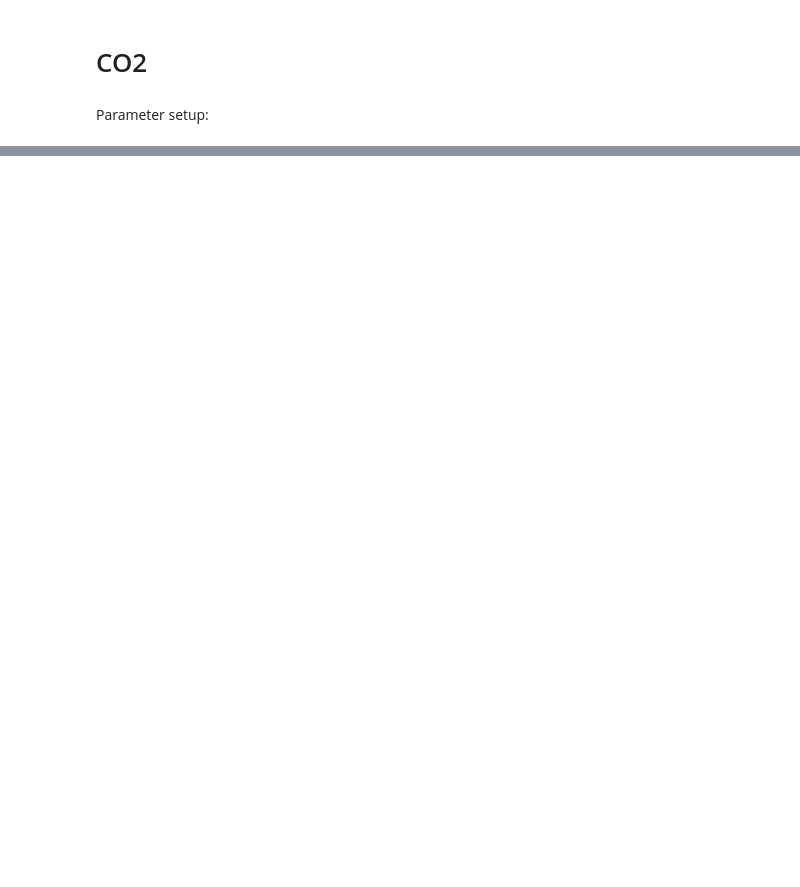
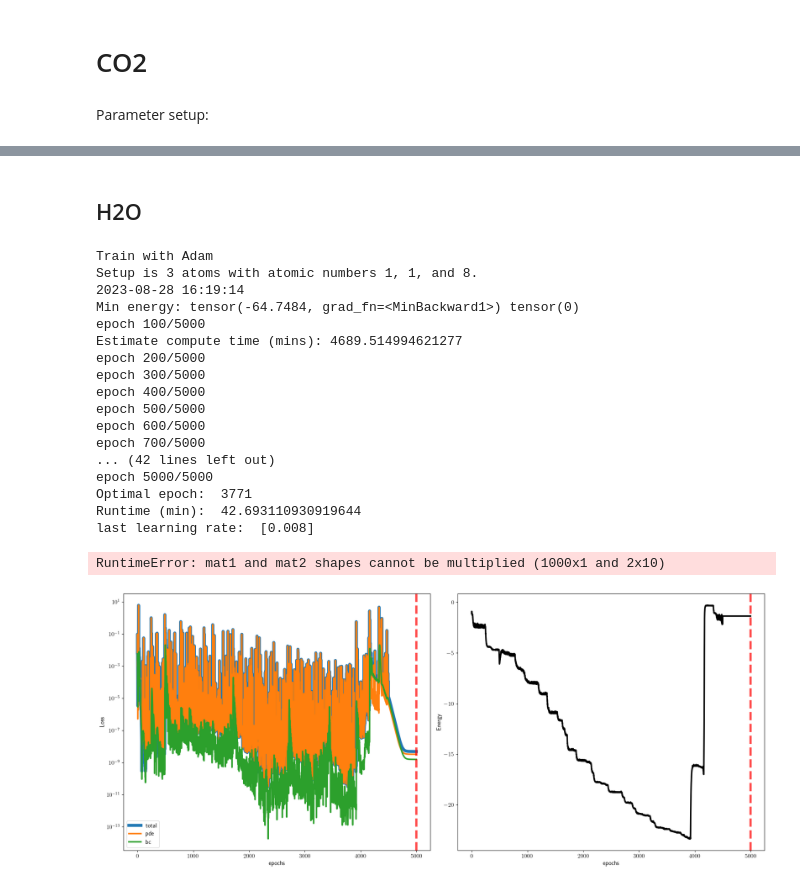
Before and after one commit to eh18445/MSc-Project, a Jupyter notebook: 3_atoms_notebook.ipynb, the cells around one changed output, grey strips where cells are left out. Saved outputs shown, nothing was run; the diff lists cells and outputs as text; code cells hidden in the pictures; blank space fills up the shorter version.

Commit message:
experiments on larger atoms

```diff
--- a/3_atoms_notebook.ipynb
+++ b/3_atoms_notebook.ipynb
@@ -449,8 +449,9 @@ def saveLoss(params,lossDictionary):
 
 def returnGate():
     modelTest = NN_atom(params);     modelTest.loadModel(params)
-    R = torch.linspace(params['RxL'],params['RxR'],params['n_train'], requires_grad=False)
-    R = R.reshape(-1,1)
+    R1 = torch.linspace(params['RxL'],params['RxR'],n_points,requires_grad=False).reshape(-1,1)
+    R2 = torch.linspace(params['RxL'],params['RxR'],n_points,requires_grad=False).reshape(-1,1)
+    R = torch.cat((R1,R2),1)
     R.requires_grad=True
     f = modelTest.netDecayL(R)
     f = modelTest.sig(f)
@@ -754,8 +755,10 @@ def train(params,loadWeights=False,freezeUnits=False,optimiser='Adam'):
         if tt == 0:
             #calc c
             _, _, orbArray = model.atomicUnit(x,y,z,R)
-            _, c = calculate_LCAO_constants(x,y,z,R,orbArray)
-            c = c[:,params['c_i']]
+            E, c = calculate_LCAO_constants(x,y,z,R,orbArray)
+            #c = c[:,params['c_i']]
+            print('Min energy:',torch.min(E.real),torch.argmin(E.real))
+            c = c[:,torch.argmin(E.real)]
             c = c.reshape((-1,1))
             c = c.detach()
 
@@ -775,7 +778,7 @@ def train(params,loadWeights=False,freezeUnits=False,optimiser='Adam'):
         if (tt+1)%100 == 0:
             print(f'epoch {tt+1}/{epochs}')
             if (tt+1) == 100:
-                compute_time = (time.time()-TeP0)*params['epochs']
+                compute_time = (time.time()-TeP0)*(params['epochs']/100)
                 print('Estimate compute time (mins): {}'.format(compute_time/60))
 
         # keep history
@@ -843 +875,53 @@ Estimate compute time (mins): 56800.61191320419
 KeyboardInterrupt:
+# %% [markdown]
+## H2O
+# %%
+params = set_params()
+
+params['epochs'] = int(5e3)
+nEpoch1 = params['epochs']
+params['n_train'] = 1000
+params['lr'] = 8e-3
+params['Z1'] = 1
+params['Z2'] = 1
+params['Z3'] = 8
+params['angle1'] = 0
+params['angle2'] = 2*np.pi*(180-104.45)/360
+params['num_orbitals'] = num_orbitals(params['Z1']) + num_orbitals(params['Z2']) + num_orbitals(params['Z3'])
+params['c_i'] = 0
+
+params['lossPath'] = "data/loss_H2O.pkl"
+params['EnergyPath'] = "data/energy_H2O.pkl"
+params['saveModelPath'] = "models/atoms_H2O.pt"
+params['loadModelPath'] = "models/atoms_H2O.pt"
+params['EnrR_path'] = "data/energy_R_H2O.pkl"
+# %%
+model = NN_atom(params)
+
+#### ----- Training: Single model ------------
+train(params,loadWeights=False)
+
+plotLoss(params,saveFig=False)
+
+Rg, gate = returnGate()
+plt.plot(Rg, gate, linewidth=lineW)
+# %% [output]
+Train with Adam
+Setup is 3 atoms with atomic numbers 1, 1, and 8.
+2023-08-28 16:19:14
+Min energy: tensor(-64.7484, grad_fn=<MinBackward1>) tensor(0)
+epoch 100/5000
+Estimate compute time (mins): 4689.514994621277
+epoch 200/5000
+epoch 300/5000
+epoch 400/5000
+epoch 500/5000
+epoch 600/5000
+epoch 700/5000
+... (42 lines left out)
+epoch 5000/5000
+Optimal epoch:  3771
+Runtime (min):  42.693110930919644
+last learning rate:  [0.008]
+RuntimeError: mat1 and mat2 shapes cannot be multiplied (1000x1 and 2x10)
+[figure, added]
```
Also changed, not shown: parts of 5 cells of this notebook, 16 other files.
